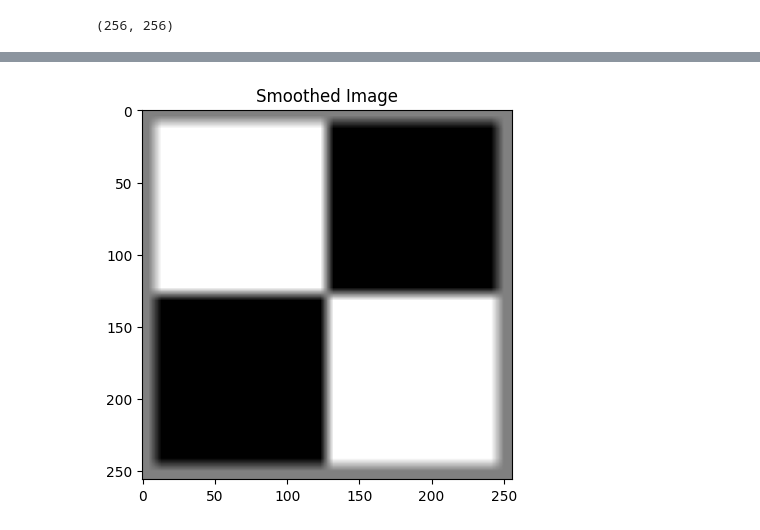
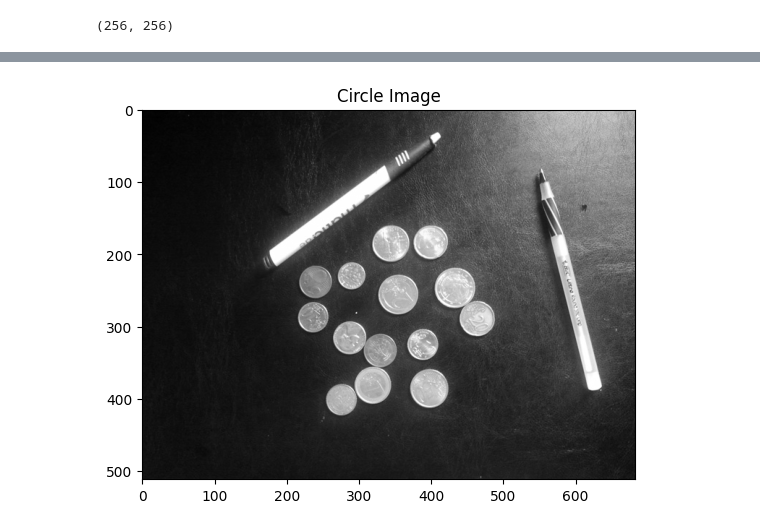
Before and after one commit to shalev-habany/CV_training, a Jupyter notebook: computer_vision/course_resources/ps_1/ps1.ipynb, the cells around one changed output, grey strips where cells are left out. Drawn from its saved outputs; the diff is of its cells as text; code cells hidden in the pictures.

Commit message:
circles work

```diff
--- a/computer_vision/course_resources/ps_1/ps1.ipynb
+++ b/computer_vision/course_resources/ps_1/ps1.ipynb
@@ -32,0 +145,6 @@ def gaussian_kernel(kernel_size=5, sigma=1):
+# %%
+circle_img = cv2.imread('ps1-input1.png', cv2.IMREAD_COLOR)
+circle_img = cv2.cvtColor(circle_img, cv2.COLOR_BGR2RGB)
+plt.imshow(circle_img)
+plt.title('Circle Image')
+plt.show()
@@ -33,10 +153,7 @@ def gaussian_kernel(kernel_size=5, sigma=1):
 # %%
-smooth_kernel = gaussian_kernel(9,10)
-kernel_gradient_x, kernel_gradient_y =\
-      gradient_img(smooth_kernel)
-smoothed_img = cv2.filter2D(img, ddepth=-1, kernel=smooth_kernel)
-plt.imshow(smoothed_img, cmap='gray')
-plt.title('Smoothed Image')
+circle_img = cv2.cvtColor(circle_img, cv2.COLOR_RGB2GRAY)
+plt.imshow(circle_img, cmap='gray')
+plt.title('Circle Image')
 plt.show()
 # %% [output]
-[figure, old version]
+[figure, new version]
```
Also changed, not shown: parts of 35 cells of this notebook.
